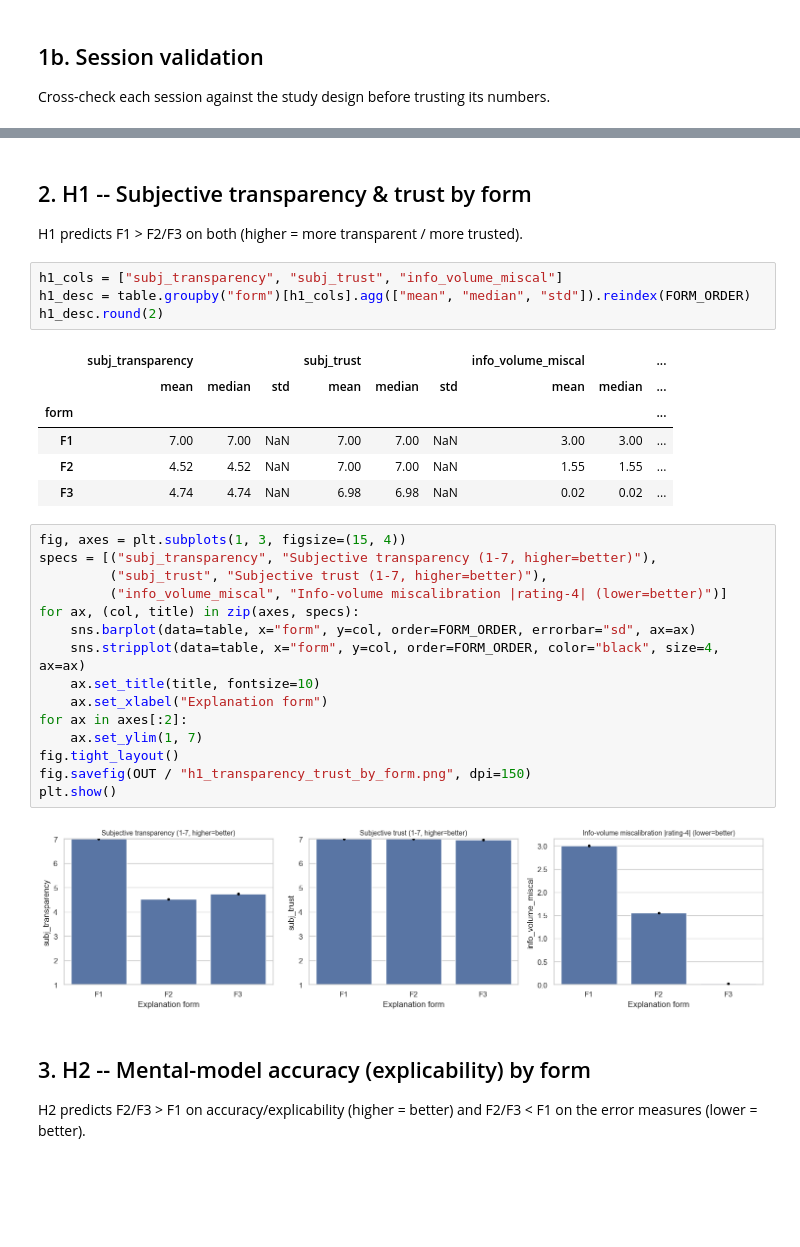
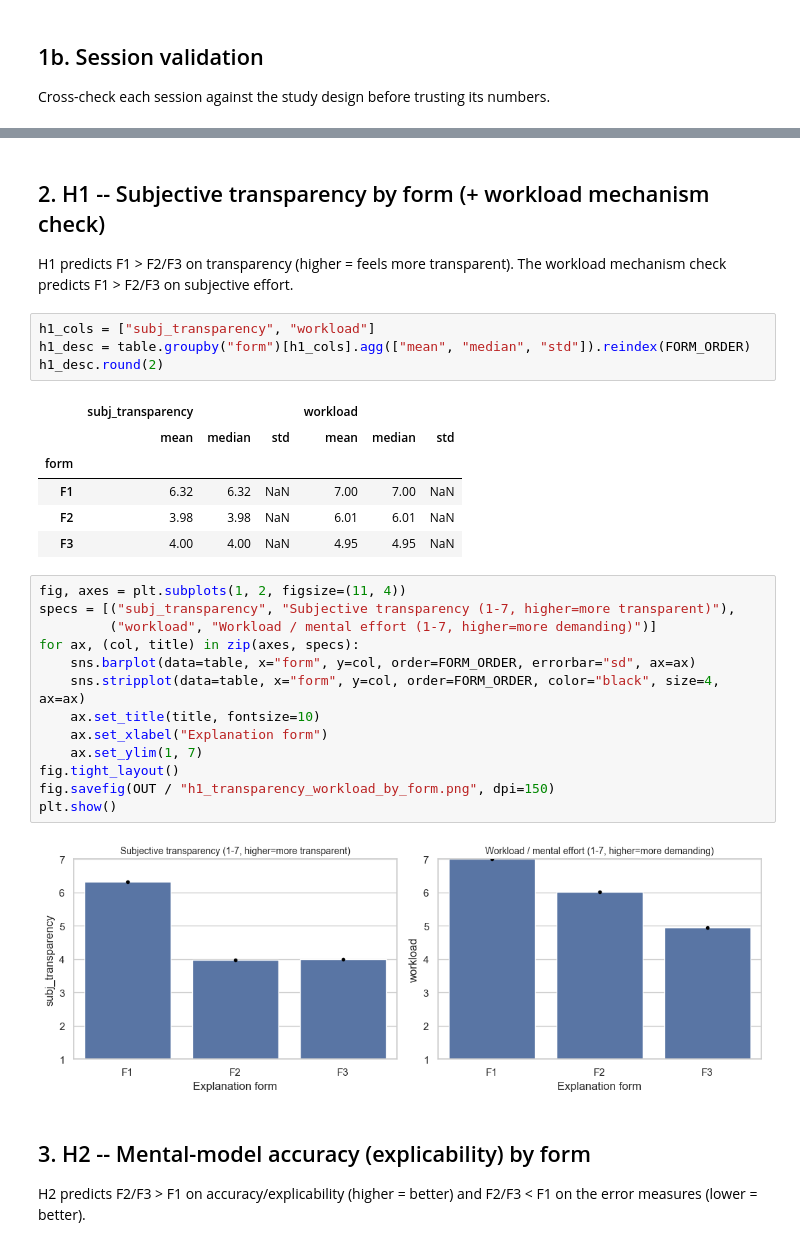
Before and after one commit to AndreaThelen/HumanCenteredAI, a Jupyter notebook: analysis/notebooks/03_questionnaires.ipynb, the cells around one changed output, grey strips where cells are left out. Saved outputs shown, nothing was run; the diff lists cells and outputs as text; blank space fills up the shorter version.

```diff
--- a/analysis/notebooks/03_questionnaires.ipynb
+++ b/analysis/notebooks/03_questionnaires.ipynb
@@ -97,35 +96,34 @@ report
 # %% [markdown]
-## 2. H1 -- Subjective transparency & trust by form
+## 2. H1 -- Subjective transparency by form (+ workload mechanism check)
 
-H1 predicts F1 > F2/F3 on both (higher = more transparent / more trusted).
+H1 predicts F1 > F2/F3 on transparency (higher = feels more transparent). The
+workload mechanism check predicts F1 > F2/F3 on subjective effort.
 # %%
-h1_cols = ["subj_transparency", "subj_trust", "info_volume_miscal"]
+h1_cols = ["subj_transparency", "workload"]
 h1_desc = table.groupby("form")[h1_cols].agg(["mean", "median", "std"]).reindex(FORM_ORDER)
 h1_desc.round(2)
 # %% [output]
-|  | subj_transparency |  |  | subj_trust |  |  | info_volume_miscal |  | ... |
-|  | mean | median | std | mean | median | std | mean | median | ... |
-| form |  |  |  |  |  |  |  |  | ... |
-| F1 | 7.00 | 7.00 | NaN | 7.00 | 7.00 | NaN | 3.00 | 3.00 | ... |
-| F2 | 4.52 | 4.52 | NaN | 7.00 | 7.00 | NaN | 1.55 | 1.55 | ... |
-| F3 | 4.74 | 4.74 | NaN | 6.98 | 6.98 | NaN | 0.02 | 0.02 | ... |
+|  | subj_transparency |  |  | workload |  |  |
+|  | mean | median | std | mean | median | std |
+| form |  |  |  |  |  |  |
+| F1 | 6.32 | 6.32 | NaN | 7.00 | 7.00 | NaN |
+| F2 | 3.98 | 3.98 | NaN | 6.01 | 6.01 | NaN |
+| F3 | 4.00 | 4.00 | NaN | 4.95 | 4.95 | NaN |
 # %%
-fig, axes = plt.subplots(1, 3, figsize=(15, 4))
-specs = [("subj_transparency", "Subjective transparency (1-7, higher=better)"),
-         ("subj_trust", "Subjective trust (1-7, higher=better)"),
-         ("info_volume_miscal", "Info-volume miscalibration |rating-4| (lower=better)")]
+fig, axes = plt.subplots(1, 2, figsize=(11, 4))
+specs = [("subj_transparency", "Subjective transparency (1-7, higher=more transparent)"),
+         ("workload", "Workload / mental effort (1-7, higher=more demanding)")]
 for ax, (col, title) in zip(axes, specs):
     sns.barplot(data=table, x="form", y=col, order=FORM_ORDER, errorbar="sd", ax=ax)
     sns.stripplot(data=table, x="form", y=col, order=FORM_ORDER, color="black", size=4, ax=ax)
     ax.set_title(title, fontsize=10)
     ax.set_xlabel("Explanation form")
-for ax in axes[:2]:
     ax.set_ylim(1, 7)
 fig.tight_layout()
-fig.savefig(OUT / "h1_transparency_trust_by_form.png", dpi=150)
+fig.savefig(OUT / "h1_transparency_workload_by_form.png", dpi=150)
 plt.show()
 # %% [output]
-[figure, old version]
+[figure, new version]
 # %% [markdown]
 ## 3. H2 -- Mental-model accuracy (explicability) by form
 
```
Also changed, not shown: parts of 8 cells of this notebook, 13 other files.
